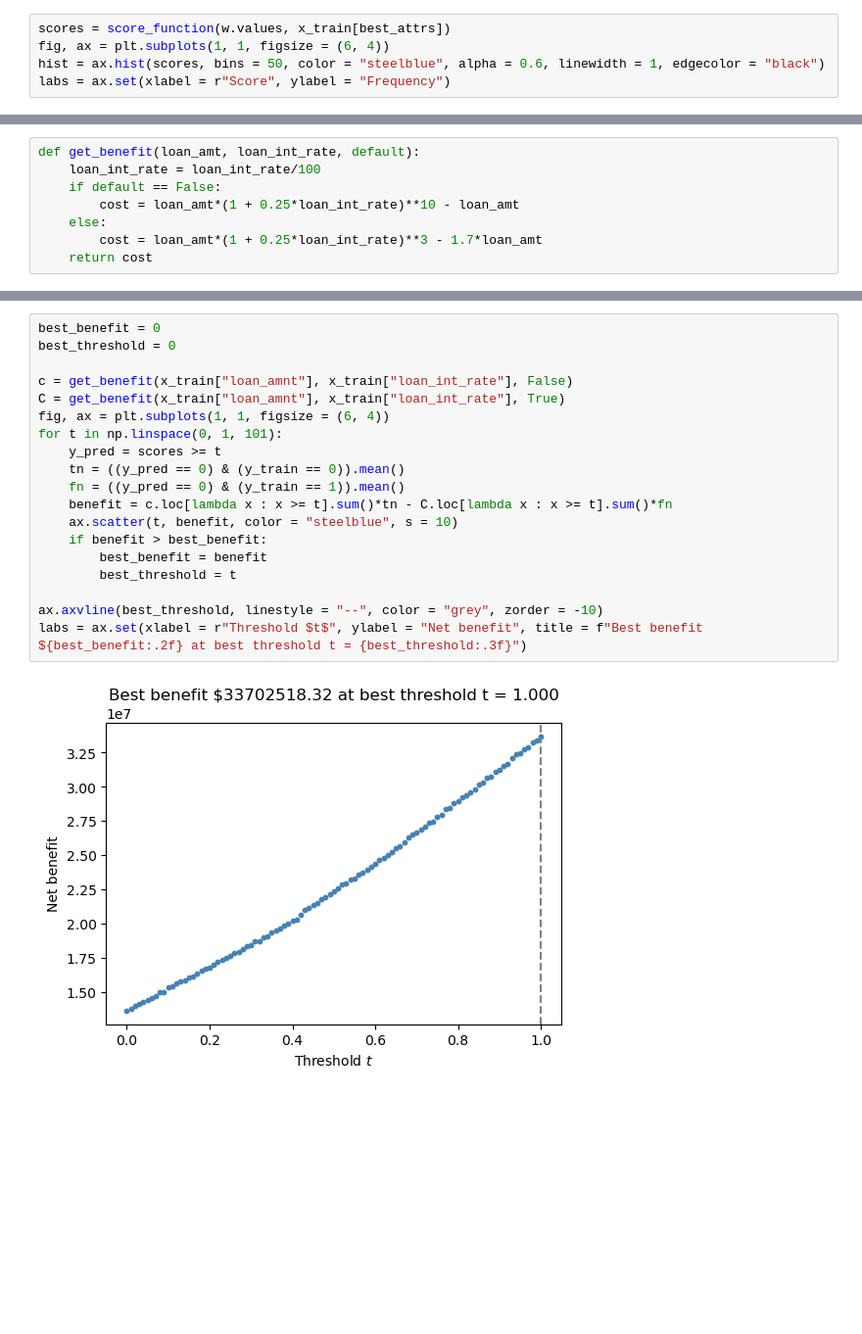
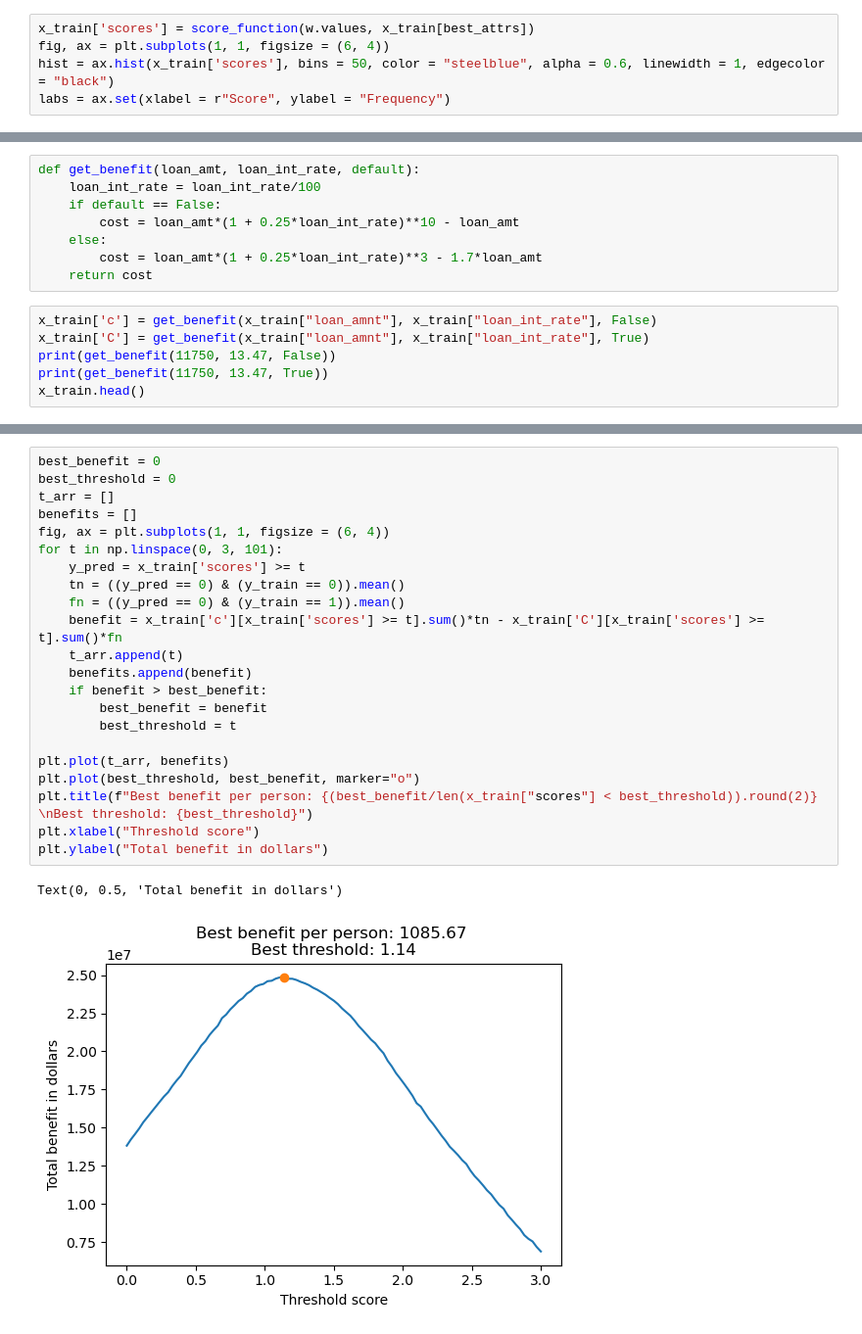
Before and after one commit to ellisterling/ellisterling.github.io, a Jupyter notebook: posts/ADS/index.ipynb, the cells around one changed output, grey strips where cells are left out. Shown at 98% size. Saved outputs shown, nothing was run; the diff lists cells and outputs as text; blank space fills up the shorter version.

Commit message:
found threshold

```diff
--- a/posts/ADS/index.ipynb
+++ b/posts/ADS/index.ipynb
@@ -144,9 +144,9 @@ dtype: float64
 def score_function(w, x):
     return x@w
 # %%
-scores = score_function(w.values, x_train[best_attrs])
+x_train['scores'] = score_function(w.values, x_train[best_attrs])
 fig, ax = plt.subplots(1, 1, figsize = (6, 4))
-hist = ax.hist(scores, bins = 50, color = "steelblue", alpha = 0.6, linewidth = 1, edgecolor = "black")
+hist = ax.hist(x_train['scores'], bins = 50, color = "steelblue", alpha = 0.6, linewidth = 1, edgecolor = "black")
 labs = ax.set(xlabel = r"Score", ylabel = "Frequency")
 # %% [output]
 [figure]
@@ -158,3 +158,9 @@ def get_benefit(loan_amt, loan_int_rate, default):
     else:
         cost = loan_amt*(1 + 0.25*loan_int_rate)**3 - 1.7*loan_amt
     return cost
+# %%
+x_train['c'] = get_benefit(x_train["loan_amnt"], x_train["loan_int_rate"], False)
+x_train['C'] = get_benefit(x_train["loan_amnt"], x_train["loan_int_rate"], True)
+print(get_benefit(11750, 13.47, False))
+print(get_benefit(11750, 13.47, True))
+x_train.head()
@@ -161,21 +171,25 @@ def get_benefit(loan_amt, loan_int_rate, default):
 # %%
 best_benefit = 0
 best_threshold = 0
-
-c = get_benefit(x_train["loan_amnt"], x_train["loan_int_rate"], False)
-C = get_benefit(x_train["loan_amnt"], x_train["loan_int_rate"], True)
+t_arr = []
+benefits = []
 fig, ax = plt.subplots(1, 1, figsize = (6, 4))
-for t in np.linspace(0, 1, 101):
-    y_pred = scores >= t
+for t in np.linspace(0, 3, 101):
+    y_pred = x_train['scores'] >= t
     tn = ((y_pred == 0) & (y_train == 0)).mean()
     fn = ((y_pred == 0) & (y_train == 1)).mean()
-    benefit = c.loc[lambda x : x >= t].sum()*tn - C.loc[lambda x : x >= t].sum()*fn
-    ax.scatter(t, benefit, color = "steelblue", s = 10)
+    benefit = x_train['c'][x_train['scores'] >= t].sum()*tn - x_train['C'][x_train['scores'] >= t].sum()*fn
+    t_arr.append(t)
+    benefits.append(benefit)
     if benefit > best_benefit:
         best_benefit = benefit
         best_threshold = t
 
-ax.axvline(best_threshold, linestyle = "--", color = "grey", zorder = -10)
-labs = ax.set(xlabel = r"Threshold $t$", ylabel = "Net benefit", title = f"Best benefit ${best_benefit:.2f} at best threshold t = {best_threshold:.3f}")
+plt.plot(t_arr, benefits)
+plt.plot(best_threshold, best_benefit, marker="o")
+plt.title(f"Best benefit per person: {(best_benefit/len(x_train["scores"] < best_threshold)).round(2)} \nBest threshold: {best_threshold}")
+plt.xlabel("Threshold score")
+plt.ylabel("Total benefit in dollars")
 # %% [output]
+Text(0, 0.5, 'Total benefit in dollars')
-[figure, old version]
+[figure, new version]
```
Also changed, not shown: parts of 2 cells of this notebook.
